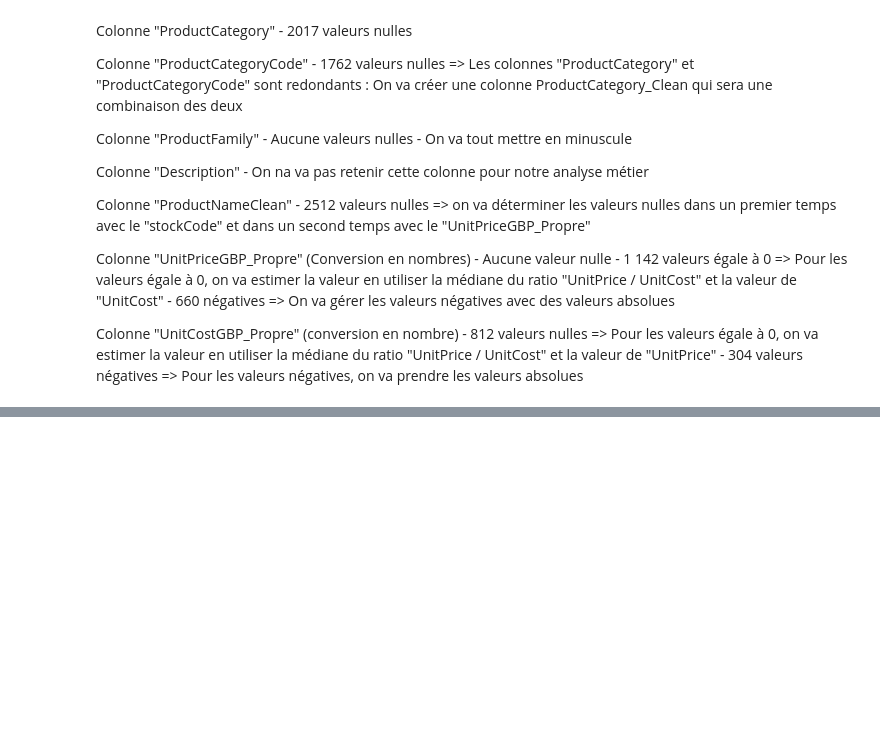
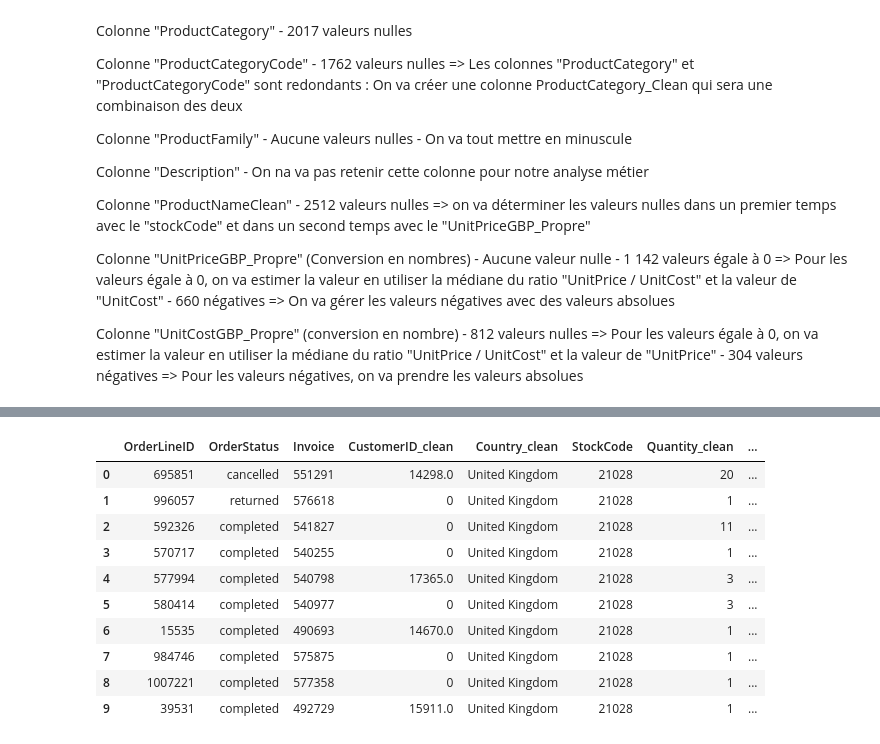
Before and after one commit to clawyunkai/Brief-15_retailcorps_Marketing, a Jupyter notebook: 01_Exploration&Nettoyage_Chris.ipynb, the cells around one changed output, grey strips where cells are left out. Cells and saved outputs as stored; diff of their text form; code cells hidden in the pictures; blank space fills up the shorter version.

```diff
--- a/01_Exploration&Nettoyage_Chris.ipynb
+++ b/01_Exploration&Nettoyage_Chris.ipynb
@@ -488,0 +444,14 @@ FIN-----------------------------------------------------------------------------
+# %%
+df_order_clean.head(10)
+# %% [output]
+|  | OrderLineID | OrderStatus | Invoice | CustomerID_clean | Country_clean | StockCode | Quantity_clean | ... |
+| 0 | 695851 | cancelled | 551291 | 14298.0 | United Kingdom | 21028 | 20 | ... |
+| 1 | 996057 | returned | 576618 | 0 | United Kingdom | 21028 | 1 | ... |
+| 2 | 592326 | completed | 541827 | 0 | United Kingdom | 21028 | 11 | ... |
+| 3 | 570717 | completed | 540255 | 0 | United Kingdom | 21028 | 1 | ... |
+| 4 | 577994 | completed | 540798 | 17365.0 | United Kingdom | 21028 | 3 | ... |
+| 5 | 580414 | completed | 540977 | 0 | United Kingdom | 21028 | 3 | ... |
+| 6 | 15535 | completed | 490693 | 14670.0 | United Kingdom | 21028 | 1 | ... |
+| 7 | 984746 | completed | 575875 | 0 | United Kingdom | 21028 | 1 | ... |
+| 8 | 1007221 | completed | 577358 | 0 | United Kingdom | 21028 | 1 | ... |
+| 9 | 39531 | completed | 492729 | 15911.0 | United Kingdom | 21028 | 1 | ... |
```
Also changed, not shown: parts of 19 cells of this notebook, 4 other files.
